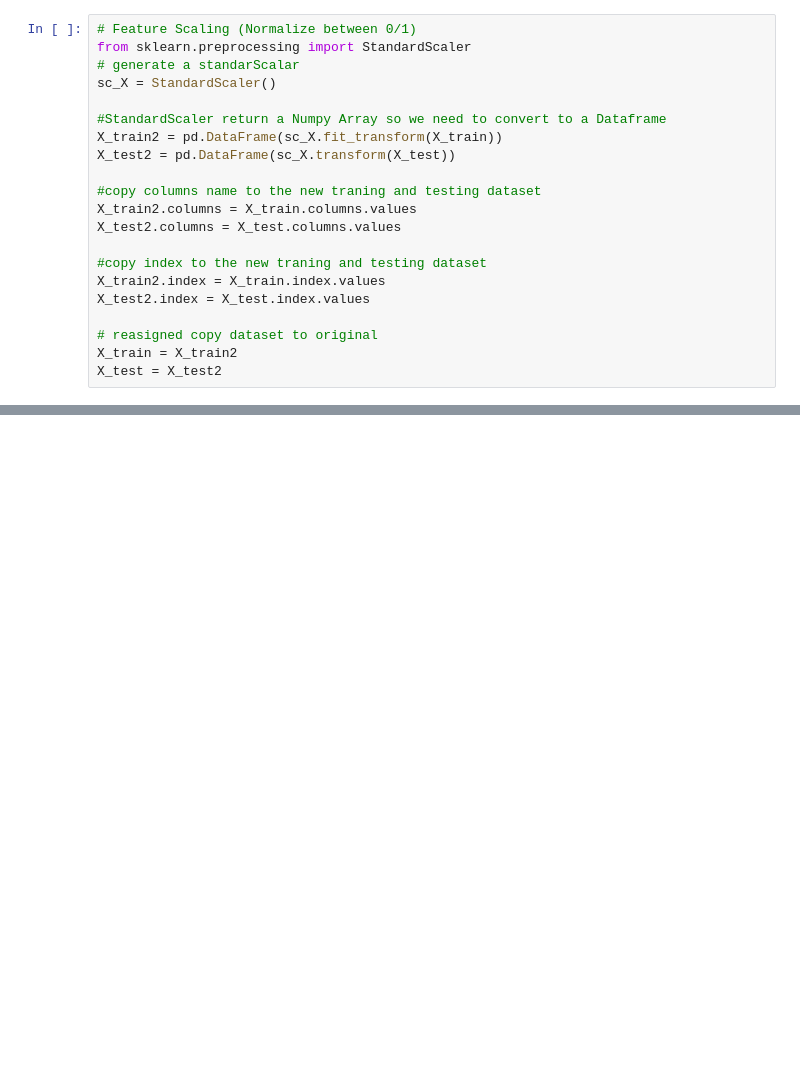
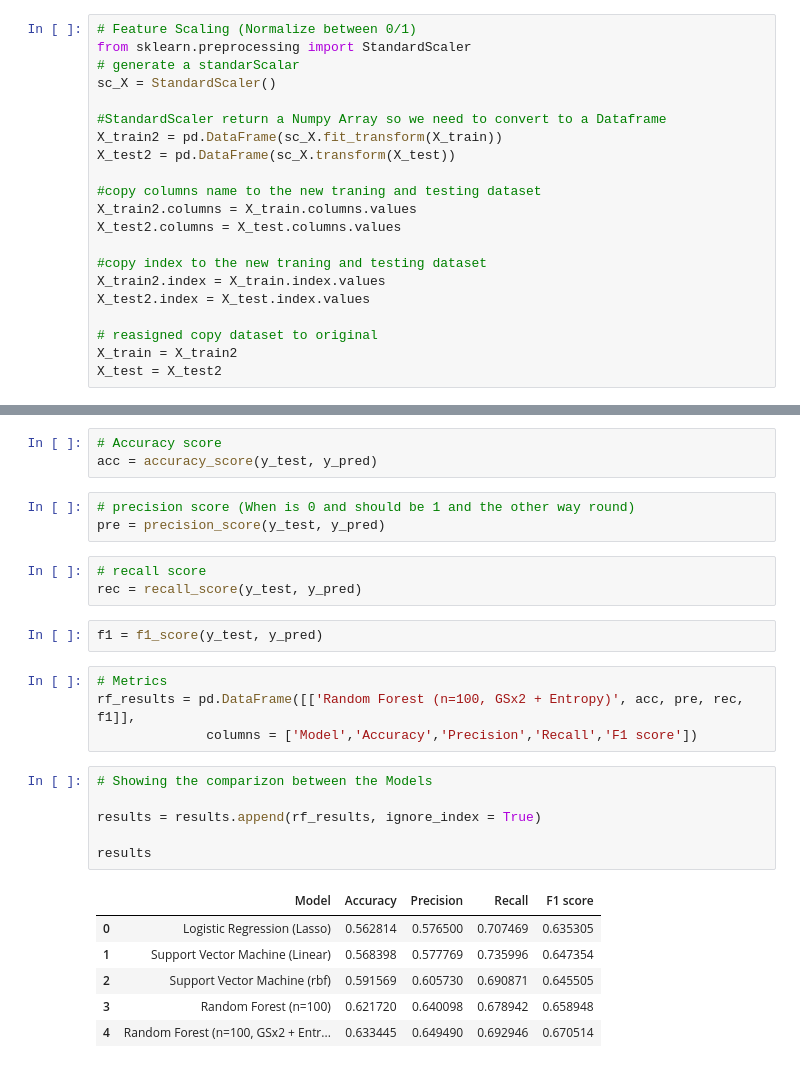
Before and after one commit to rjmanzo/machine-learning-6-practical-real-world-app, a Jupyter notebook: 5. Predicting the Likelihood of E-Signing a Loan Based on Financial History/Machine_Learning_05_Predicting_the_Likelihood_of_E_Signing_a_Loan_Based_on_Financial_History.ipynb, the cells around one changed output, grey strips where cells are left out. Saved outputs shown, nothing was run; the diff lists cells and outputs as text; blank space fills up the shorter version.

```diff
--- a/5. Predicting the Likelihood of E-Signing a Loan Based on Financial History/Machine_Learning_05_Predicting_the_Likelihood_of_E_Signing_a_Loan_Based_on_Financial_History.ipynb
+++ b/5. Predicting the Likelihood of E-Signing a Loan Based on Financial History/Machine_Learning_05_Predicting_the_Likelihood_of_E_Signing_a_Loan_Based_on_Financial_History.ipynb
@@ -351,0 +688,28 @@ Name: e_signed, dtype: int64
+# %%
+# Accuracy score
+acc = accuracy_score(y_test, y_pred)
+# %%
+# precision score (When is 0 and should be 1 and the other way round)
+pre = precision_score(y_test, y_pred)
+# %%
+# recall score
+rec = recall_score(y_test, y_pred)
+# %%
+f1 = f1_score(y_test, y_pred)
+# %%
+# Metrics
+rf_results = pd.DataFrame([['Random Forest (n=100, GSx2 + Entropy)', acc, pre, rec, f1]],
+              columns = ['Model','Accuracy','Precision','Recall','F1 score'])
+# %%
+# Showing the comparizon between the Models
+
+results = results.append(rf_results, ignore_index = True)
+
+results
+# %% [output]
+|  | Model | Accuracy | Precision | Recall | F1 score |
+| 0 | Logistic Regression (Lasso) | 0.562814 | 0.576500 | 0.707469 | 0.635305 |
+| 1 | Support Vector Machine (Linear) | 0.568398 | 0.577769 | 0.735996 | 0.647354 |
+| 2 | Support Vector Machine (rbf) | 0.591569 | 0.605730 | 0.690871 | 0.645505 |
+| 3 | Random Forest (n=100) | 0.621720 | 0.640098 | 0.678942 | 0.658948 |
+| 4 | Random Forest (n=100, GSx2 + Entr... | 0.633445 | 0.649490 | 0.692946 | 0.670514 |
```
Also changed, not shown: parts of 80 cells of this notebook, 1 other file.
